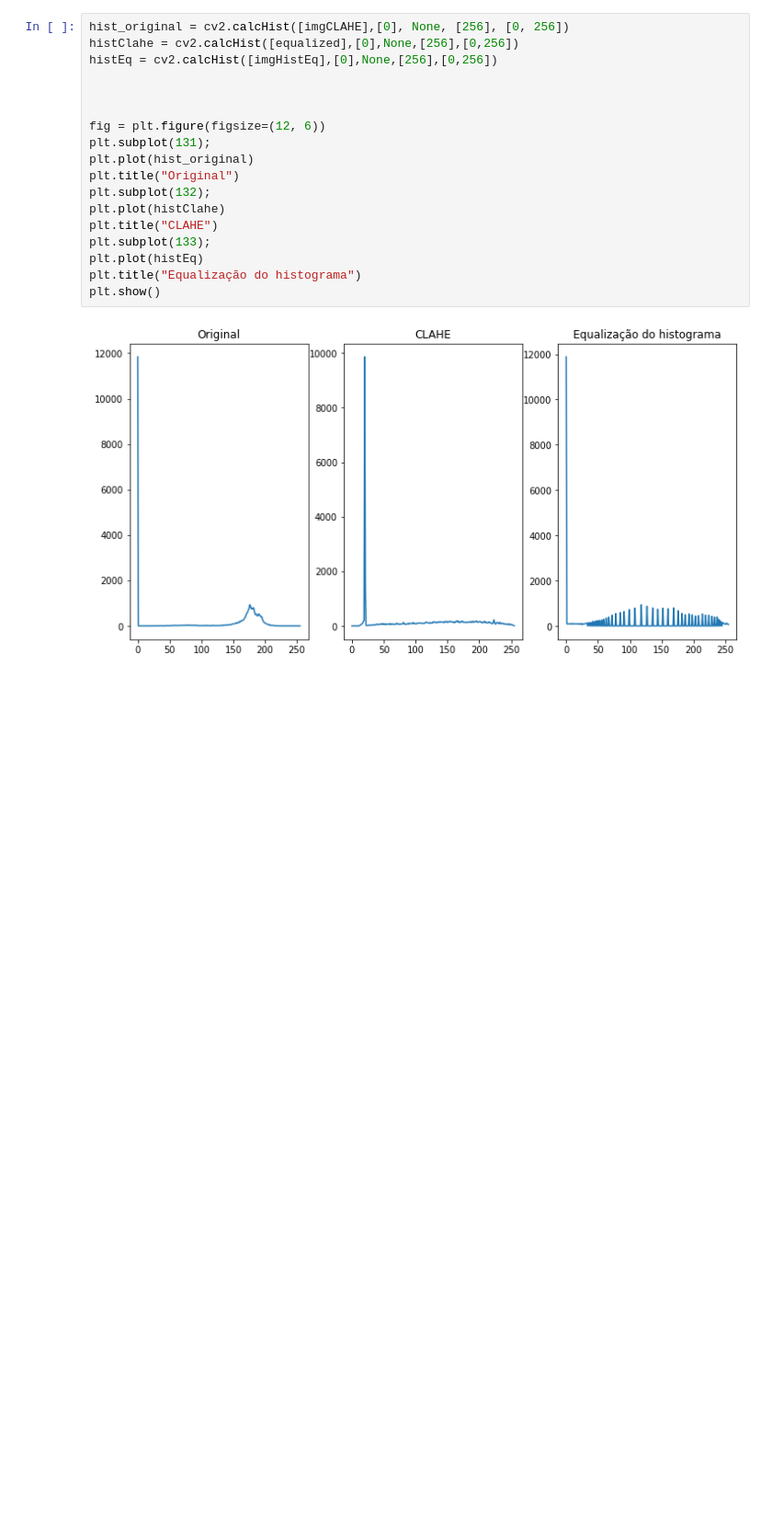
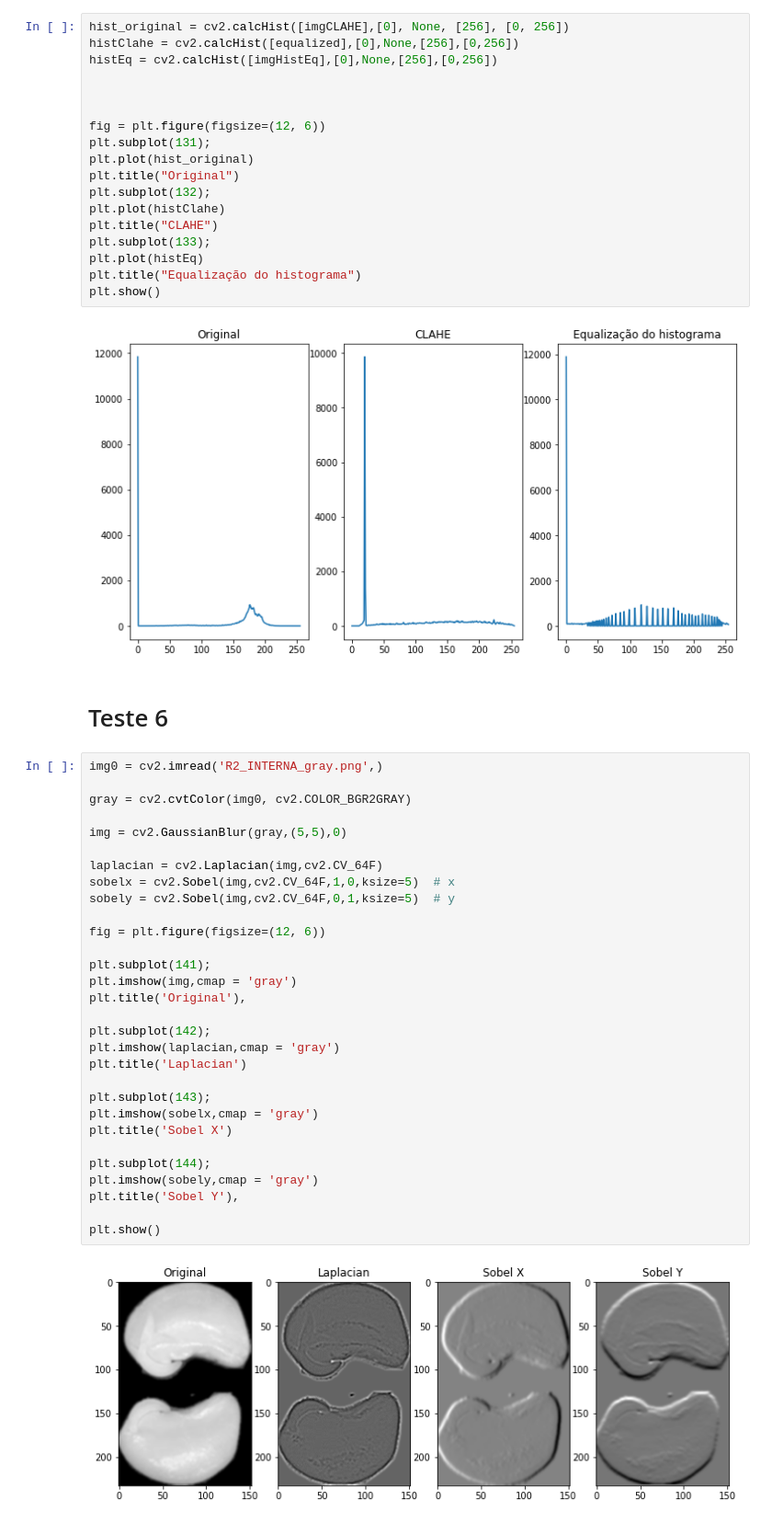
Before and after one commit to PDI-2022/Processamento, a Jupyter notebook: Study/Leitoso_Hist.ipynb, the cells around one changed output. Shown at 92% size. Saved outputs shown, nothing was run; the diff lists cells and outputs as text; blank space fills up the shorter version.

Commit message:
Histograma - Embrião

```diff
--- a/Study/Leitoso_Hist.ipynb
+++ b/Study/Leitoso_Hist.ipynb
@@ -393,3 +393,37 @@ plt.title("Equalização do histograma")
 plt.show()
 # %% [output]
 [figure]
+# %% [markdown]
+# Teste 6
+# %%
+img0 = cv2.imread('R2_INTERNA_gray.png',)
+
+gray = cv2.cvtColor(img0, cv2.COLOR_BGR2GRAY)
+
+img = cv2.GaussianBlur(gray,(5,5),0)
+
+laplacian = cv2.Laplacian(img,cv2.CV_64F)
+sobelx = cv2.Sobel(img,cv2.CV_64F,1,0,ksize=5)  # x
+sobely = cv2.Sobel(img,cv2.CV_64F,0,1,ksize=5)  # y
+
+fig = plt.figure(figsize=(12, 6))
+
+plt.subplot(141);
+plt.imshow(img,cmap = 'gray')
+plt.title('Original'),
+
+plt.subplot(142);
+plt.imshow(laplacian,cmap = 'gray')
+plt.title('Laplacian')
+
+plt.subplot(143);
+plt.imshow(sobelx,cmap = 'gray')
+plt.title('Sobel X')
+
+plt.subplot(144);
+plt.imshow(sobely,cmap = 'gray')
+plt.title('Sobel Y'),
+
+plt.show()
+# %% [output]
+[figure, added]
```
